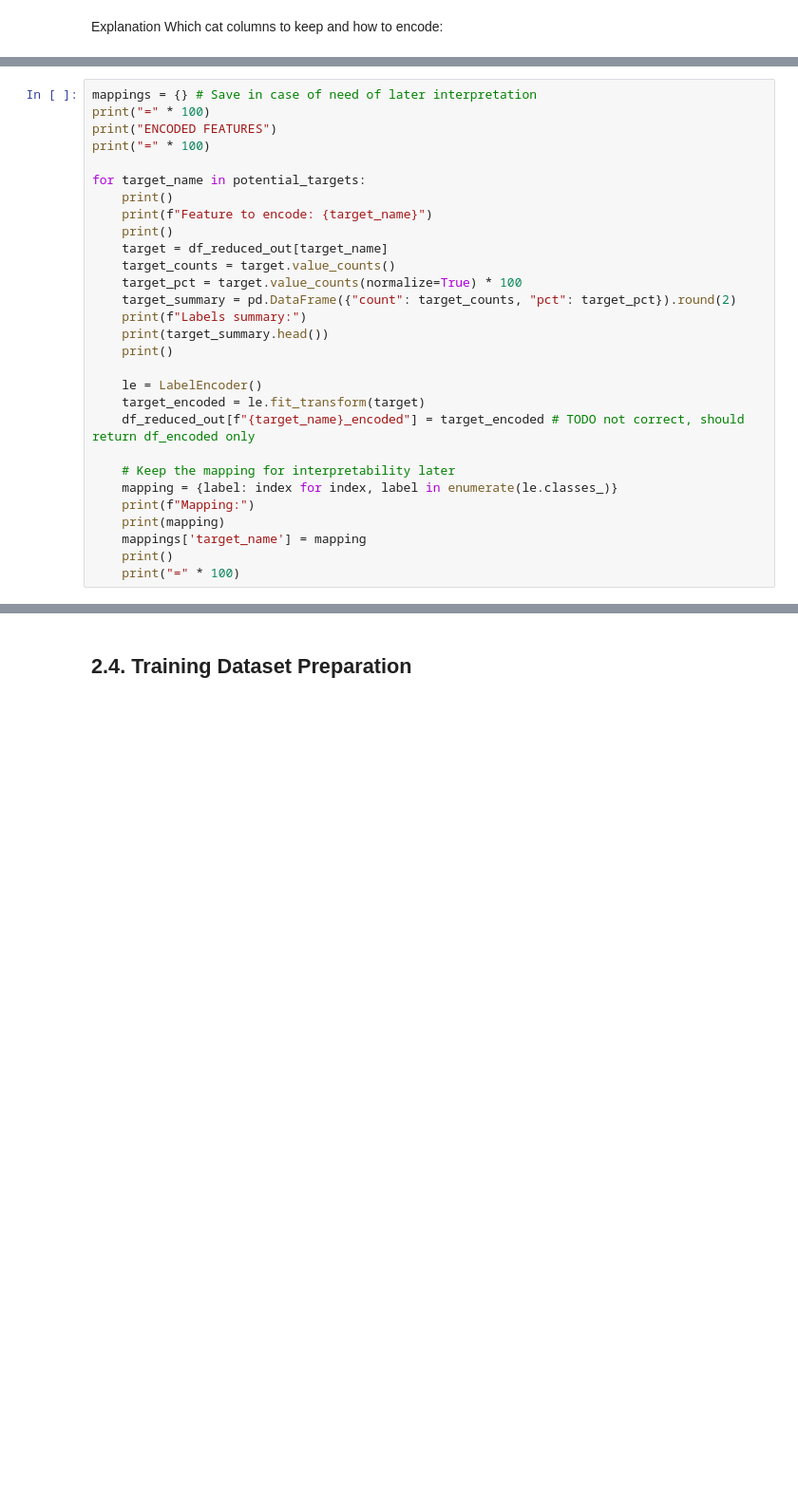
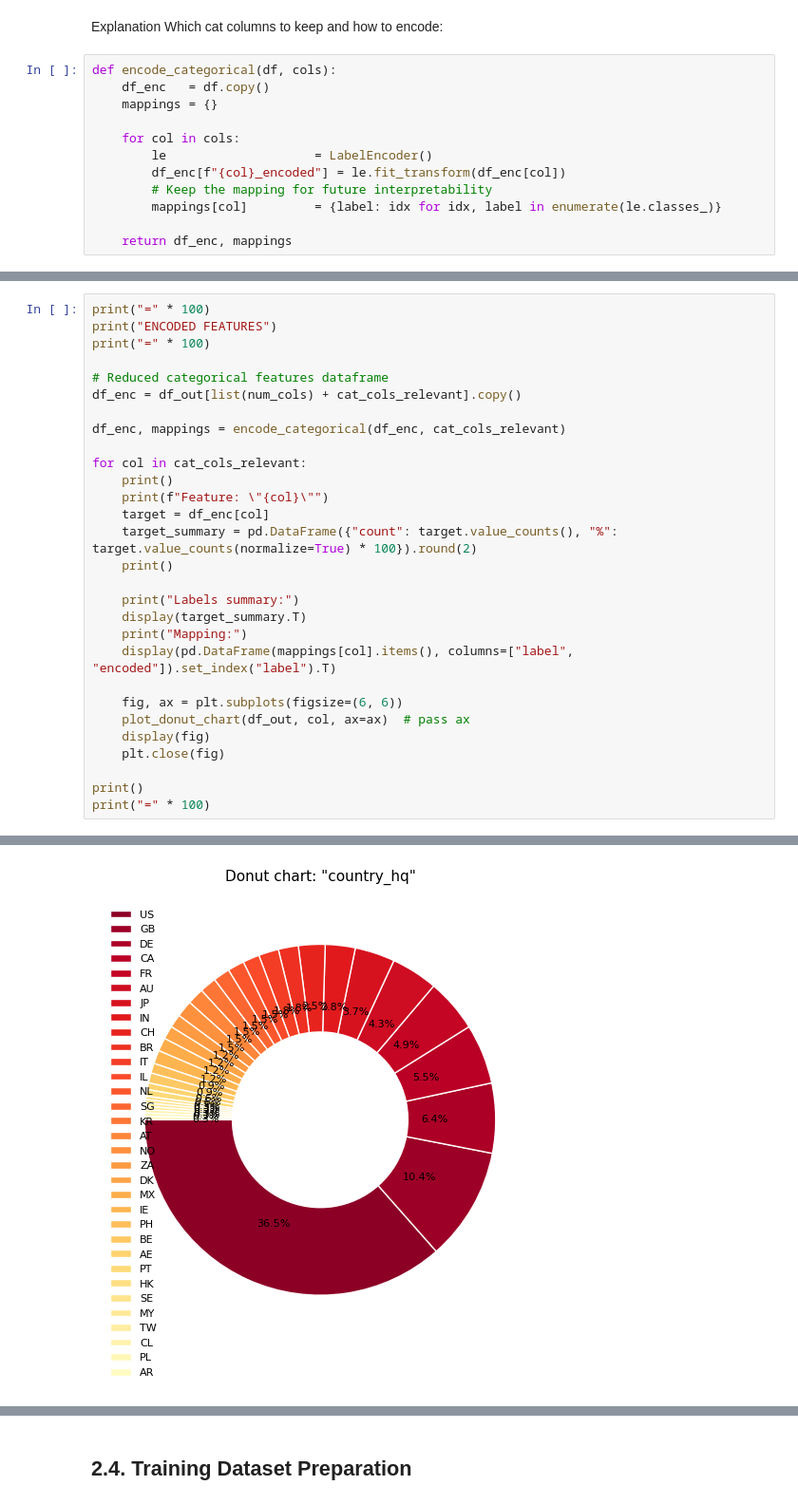
Before and after one commit to ItsAlexar/cybersecurity_breach_impact, a Jupyter notebook: preProcessing.ipynb, the cells around one changed output, grey strips where cells are left out. Shown at 95% size. Cells and saved outputs as stored; diff of their text form; blank space fills up the shorter version.

```diff
--- a/preProcessing.ipynb
+++ b/preProcessing.ipynb
@@ -250,3 +421,15 @@ num_cols, cat_cols = define_feature_types(df_reduced_out)
 # %% [markdown]
 Explanation
 Which cat columns to keep and how to encode:
+# %%
+def encode_categorical(df, cols):
+    df_enc   = df.copy()
+    mappings = {}
+
+    for col in cols:
+        le                    = LabelEncoder()
+        df_enc[f"{col}_encoded"] = le.fit_transform(df_enc[col])
+        # Keep the mapping for future interpretability
+        mappings[col]         = {label: idx for idx, label in enumerate(le.classes_)}
+
+    return df_enc, mappings
@@ -253,32 +458,32 @@ Which cat columns to keep and how to encode:
 # %%
-mappings = {} # Save in case of need of later interpretation
 print("=" * 100)
 print("ENCODED FEATURES")
 print("=" * 100)
 
-for target_name in potential_targets:
+# Reduced categorical features dataframe
+df_enc = df_out[list(num_cols) + cat_cols_relevant].copy()
+
+df_enc, mappings = encode_categorical(df_enc, cat_cols_relevant)
+
+for col in cat_cols_relevant:
     print()
-    print(f"Feature to encode: {target_name}")
-    print()
-    target = df_reduced_out[target_name]
-    target_counts = target.value_counts()
-    target_pct = target.value_counts(normalize=True) * 100
-    target_summary = pd.DataFrame({"count": target_counts, "pct": target_pct}).round(2)
-    print(f"Labels summary:")
-    print(target_summary.head())
+    print(f"Feature: \"{col}\"")
+    target = df_enc[col]
+    target_summary = pd.DataFrame({"count": target.value_counts(), "%": target.value_counts(normalize=True) * 100}).round(2)
     print()
 
-    le = LabelEncoder()
-    target_encoded = le.fit_transform(target)
-    df_reduced_out[f"{target_name}_encoded"] = target_encoded # TODO not correct, should return df_encoded only
+    print("Labels summary:")
+    display(target_summary.T)
+    print("Mapping:")
+    display(pd.DataFrame(mappings[col].items(), columns=["label", "encoded"]).set_index("label").T)
 
-    # Keep the mapping for interpretability later
-    mapping = {label: index for index, label in enumerate(le.classes_)}
-    print(f"Mapping:")
-    print(mapping)
-    mappings['target_name'] = mapping
-    print()
-    print("=" * 100)
+    fig, ax = plt.subplots(figsize=(6, 6))
+    plot_donut_chart(df_out, col, ax=ax)  # pass ax
+    display(fig)
+    plt.close(fig)
+
+print()
+print("=" * 100)
 # %% [output]
 ====================================================================================================
 ENCODED FEATURES
@@ -299,0 +503 @@ Mapping:
+[figure, added]
```
Also changed, not shown: parts of 41 cells of this notebook, 1 other file.
